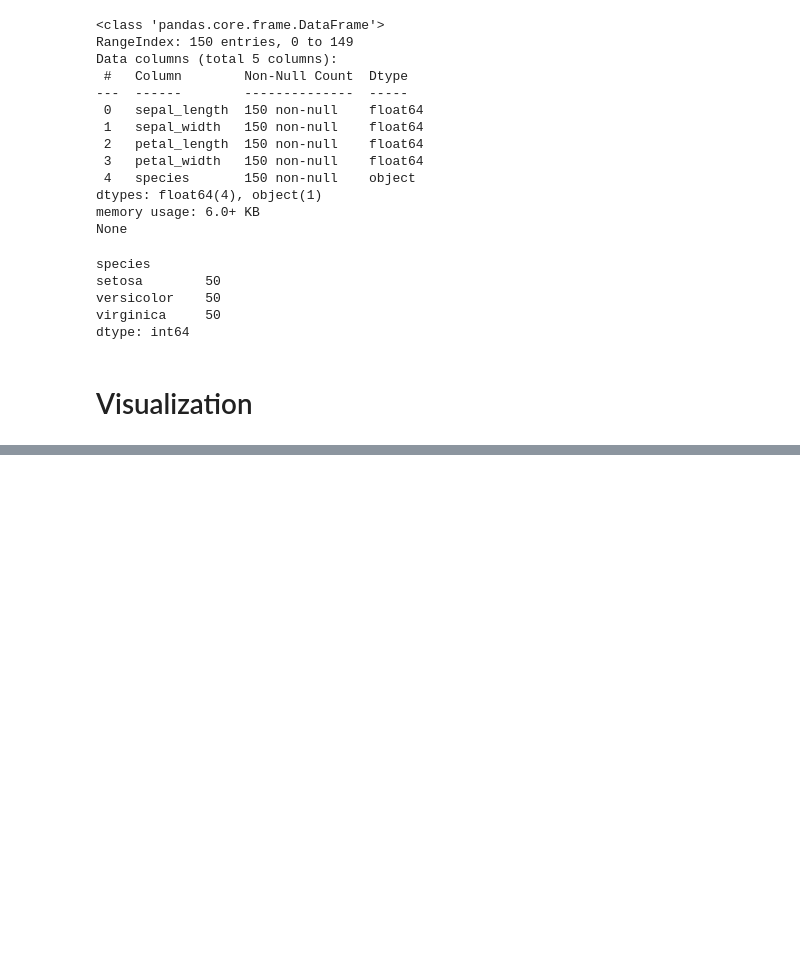
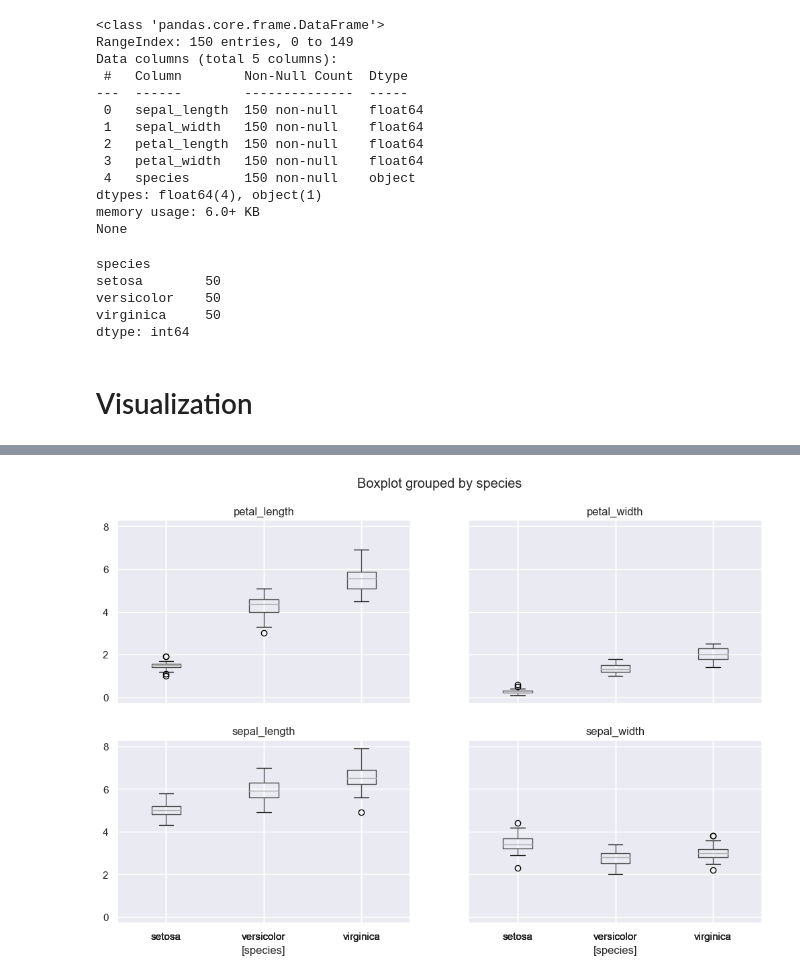
Before and after one commit to AKD2022/Python, a Jupyter notebook: Iris-Project.ipynb, the cells around one changed output, grey strips where cells are left out. Cells and saved outputs as stored; diff of their text form; code cells hidden in the pictures; blank space fills up the shorter version.

```diff
--- a/Iris-Project.ipynb
+++ b/Iris-Project.ipynb
@@ -133,0 +140,4 @@ sns.violinplot(x='species', y='petal_width', data=iris);
+# %%
+iris.boxplot(by='species', figsize=(12,8));
+# %% [output]
+[figure, added]
```
Also changed, not shown: parts of 5 cells of this notebook, 1 other file.
